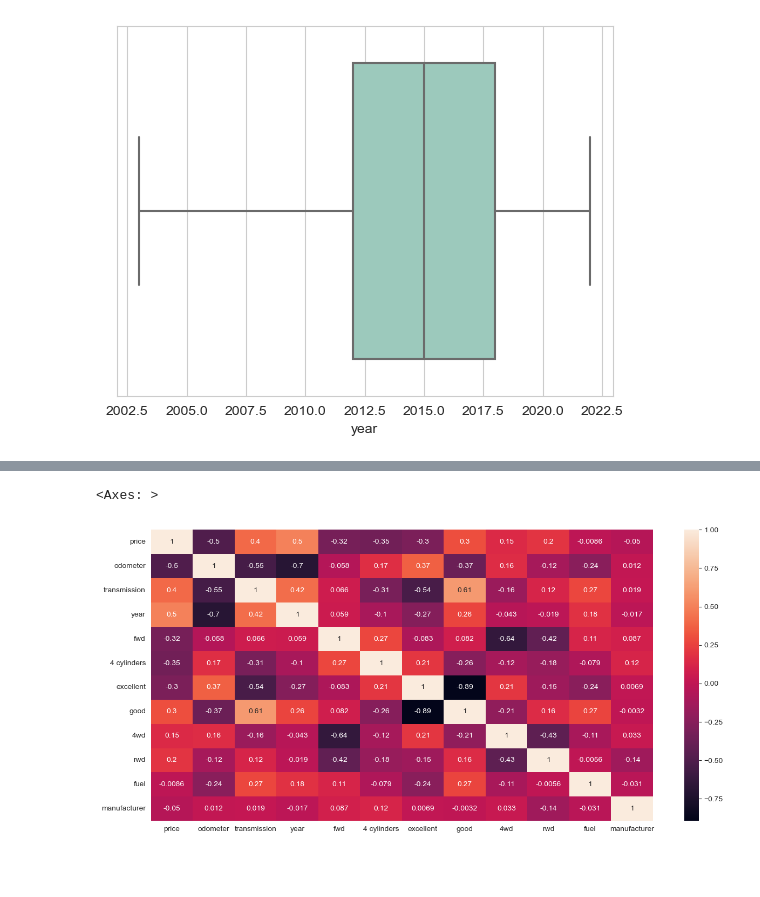
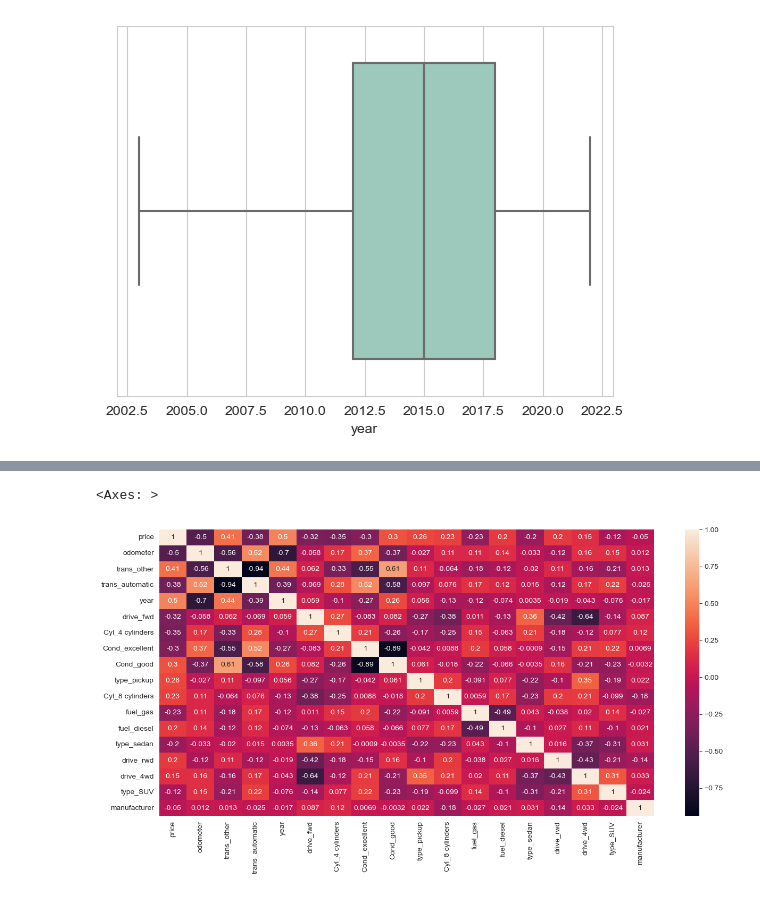
Before and after one commit to NippaniP/Used-Car-Price-Prediction, a Jupyter notebook: CarData.ipynb, the cells around one changed output, grey strips where cells are left out. Drawn from its saved outputs; the diff is of its cells as text; code cells hidden in the pictures; blank space fills up the shorter version.

```diff
--- a/CarData.ipynb
+++ b/CarData.ipynb
@@ -242,11 +242,29 @@ car_data3 = pd.concat([car_data3, dummies], axis='columns')
 car_data3=car_data3.drop(['cylinders'], axis='columns')
 # %%
 
-dummies = pd.get_dummies(car_data3.drive)
+dummies = pd.get_dummies(car_data3.drive,prefix='drive')
 #print(dummies)
 # Concatenate the dummies to original dataframe
-car_clean = pd.concat([car_data3, dummies], axis='columns')
-car_clean=car_clean.drop(['drive'], axis='columns')
+car_data3 = pd.concat([car_data3, dummies], axis='columns')
+car_data3=car_data3.drop(['drive'], axis='columns')
+# %%
+dummies = pd.get_dummies(car_data3.transmission,prefix='trans')
+#print(dummies)
+# Concatenate the dummies to original dataframe
+car_data3 = pd.concat([car_data3, dummies], axis='columns')
+car_data3=car_data3.drop(['transmission'], axis='columns')
+# %%
+dummies = pd.get_dummies(car_data3.fuel,prefix='fuel')
+#print(dummies)
+# Concatenate the dummies to original dataframe
+car_data3 = pd.concat([car_data3, dummies], axis='columns')
+car_data3=car_data3.drop(['fuel'], axis='columns')
+# %%
+dummies = pd.get_dummies(car_data3.type,prefix='type')
+#print(dummies)
+# Concatenate the dummies to original dataframe
+car_clean = pd.concat([car_data3, dummies], axis='columns')
+car_clean=car_clean.drop(['type'], axis='columns')
 # %%
 car_clean.replace({False: 0, True: 1}, inplace=True)
 # %%
@@ -331,10 +331,10 @@ title_parts only    0.005312
 dtype: float64
 # %%
 plt.figure(figsize=[15,7])
-sns.heatmap(temp_data[['price','odometer','transmission','year','fwd','4 cylinders','excellent','good','4wd','rwd','fuel','manufacturer']].corr( ), annot=True)
+sns.heatmap(temp_data[['price','odometer','trans_other','trans_automatic','year','drive_fwd','Cyl_4 cylinders','Cond_excellent','Cond_good','type_pickup','Cyl_8 cylinders','fuel_gas','fuel_diesel','type_sedan','drive_rwd','drive_4wd','type_SUV','manufacturer']].corr( ), annot=True)
 # %% [output]
 <Axes: >
-[figure, old version]
+[figure, new version]
 # %%
 y=temp_data['price']
 # %%
```
Also changed, not shown: parts of 16 cells of this notebook.
